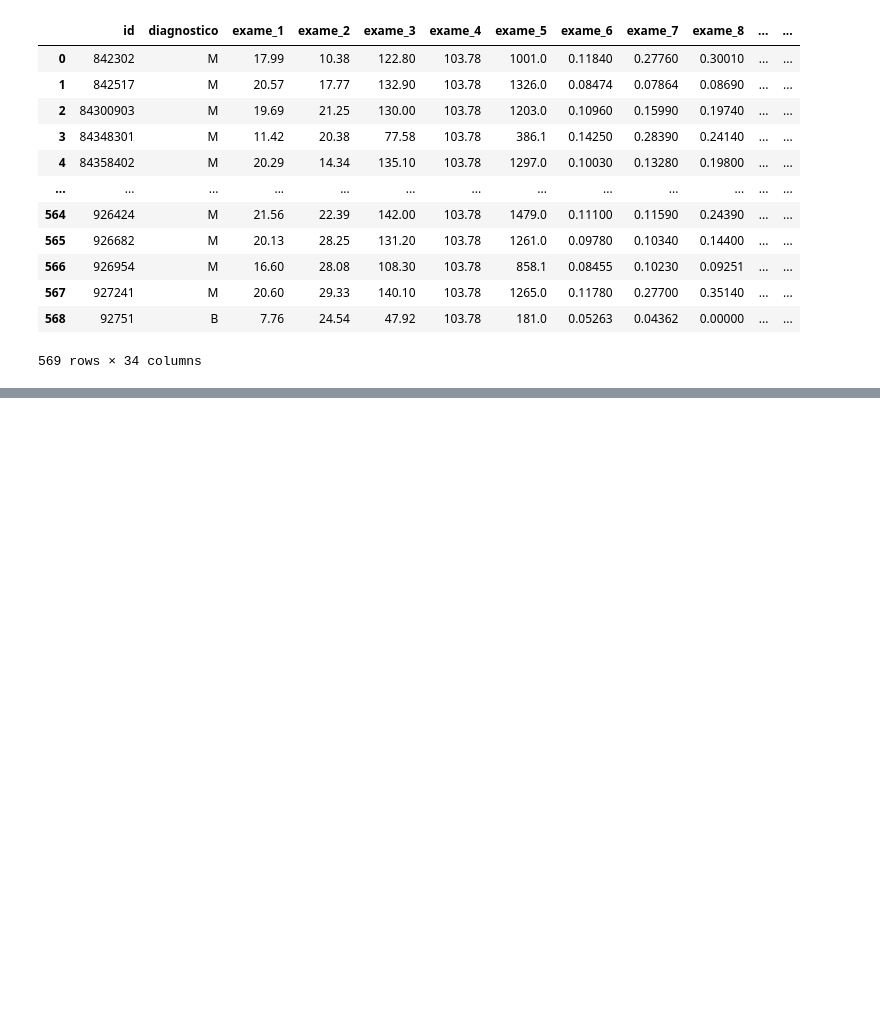
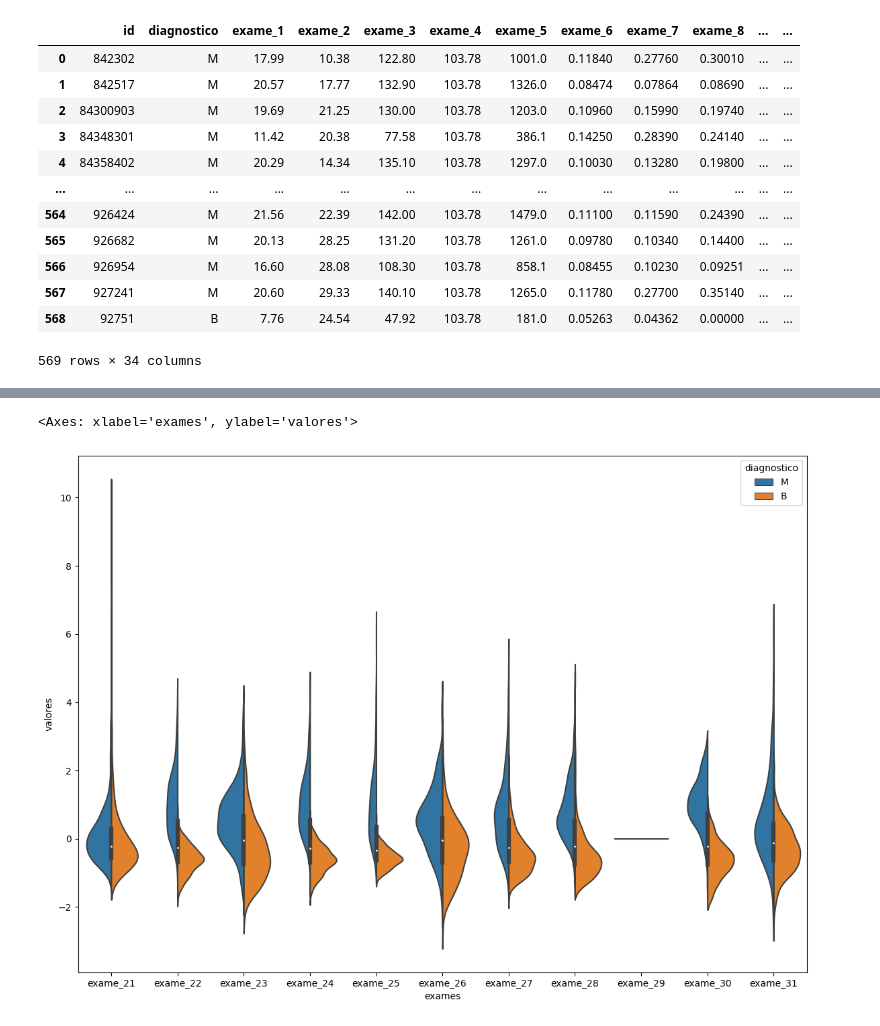
Before and after one commit to pedroamelo/Alura-Machine-Learning-3, a Jupyter notebook: Machine Learning - Lidando com dados de muitas dimensões.ipynb, the cells around one changed output, grey strips where cells are left out. Cells and saved outputs as stored; diff of their text form; code cells hidden in the pictures; blank space fills up the shorter version.

```diff
--- a/Machine Learning - Lidando com dados de muitas dimensões.ipynb
+++ b/Machine Learning - Lidando com dados de muitas dimensões.ipynb
@@ -103,0 +192,5 @@ dados_plot = pd.melt(dados, id_vars='diagnostico',
+# %%
+grafico_violino(valores_exames, 21,31)
+# %% [output]
+<Axes: xlabel='exames', ylabel='valores'>
+[figure, added]
```
Also changed, not shown: parts of 27 cells of this notebook.
